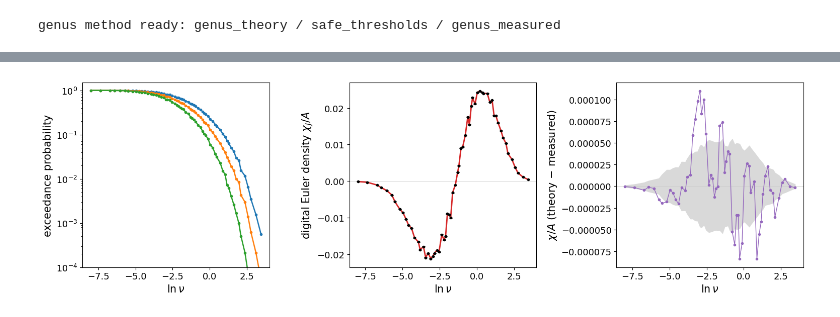
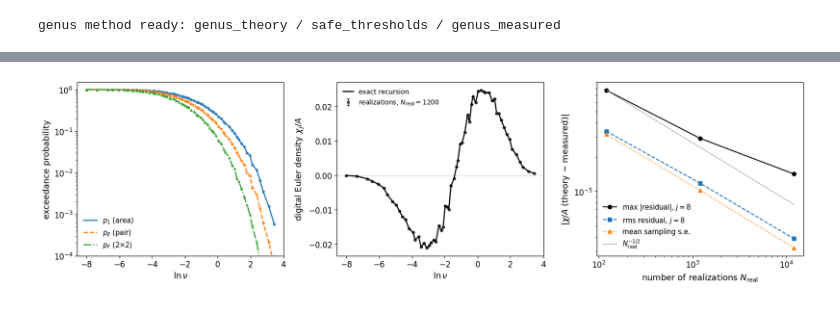
Before and after one commit to csabiu/multiplicative_cascade, a Jupyter notebook: paper1_figures.ipynb, the cells around one changed output, grey strips where cells are left out. Cells and saved outputs as stored; diff of their text form; code cells hidden in the pictures.

```diff
--- a/paper1_figures.ipynb
+++ b/paper1_figures.ipynb
@@ -293,31 +320,67 @@ the measurement over many realisations, a few tens of seconds.)*
 # %%
-J = 8
+J4 = 8
 wg = [0.42, 0.30, 0.20, 0.08]
-C  = np.log(N * np.asarray(wg) / np.sum(wg))
-thr = safe_thresholds(wg, J, J*C.min() + 0.6, J*C.max() - 0.6, 60)
-A = genus_theory(wg, J, thr)
-M = genus_measured(wg, J, thr, nreal=120)
-print(f"chi: max|theory-measured| = {np.abs(A['chi']-M['chi']).max():.4f}  (mean {np.abs(A['chi']-M['chi']).mean():.4f})")
+NREAL4 = (120, 1200, 12000)      # paper values; drop the last one for a run of about two minutes
 
-fig, ax = plt.subplots(1, 3, figsize=(15.5, 4.6))
-a = ax[0]
-for key, col, lab in [("p1","C0",r"$p_1$ (area)"), ("pE","C1",r"$p_E$ (pair)"), ("pF","C2",r"$p_F$ (2$\times$2)")]:
-    a.plot(thr, A[key], "-", color=col, lw=1.8, label=lab+" theory")
-    a.errorbar(thr, M[key], yerr=M[key+"e"], fmt="o", ms=3, color=col, capsize=1.5, elinewidth=0.8, label=lab+" measured")
-a.set_yscale("log"); a.set_ylim(1e-4, 1.5); a.set_xlabel(r"$\ln\nu$"); a.set_ylabel("exceedance probability")
+C4   = np.log(N * np.asarray(wg) / np.sum(wg))
+thr4 = safe_thresholds(wg, J4, J4*C4.min() + 0.6, J4*C4.max() - 0.6, 60)
 
-a = ax[1]; a.axhline(0, color="0.8", lw=0.7)
-a.plot(thr, A["chi"], "-", color="C3", lw=2.0, label="transfer-operator (exact)")
-a.errorbar(thr, M["chi"], yerr=M["chie"], fmt="o", color="k", ms=3, capsize=2, elinewidth=0.9, label="cascade realisations")
-a.set_xlabel(r"$\ln\nu$"); a.set_ylabel(r"digital Euler density $\chi_J/A$")
+# exact recursion on the atoms (columns p1, pE, pF, chi), and the grid evaluator above
+th4 = GenusTheory(wg, J4)
+ex4 = np.array([th4(t) for t in thr4])
+gr4 = genus_theory(wg, J4, thr4)
+print(f"grid evaluator vs exact recursion: max|d chi| = {np.abs(gr4['chi'] - ex4[:, 3]).max():.1e}")
 
-a = ax[2]; a.axhline(0, color="0.8", lw=0.7)
-a.fill_between(thr, -M["chie"], M["chie"], color="0.85", label=r"$\pm$ sampling s.e.")
-a.plot(thr, A["chi"]-M["chi"], "o-", color="C4", ms=3, lw=1.0, label="residual")
-a.set_xlabel(r"$\ln\nu$"); a.set_ylabel(r"$\chi/A$ (theory $-$ measured)")
+# one pass over seeds 1..max(NREAL4); the smaller ensembles are its leading slices
+acc4 = np.empty((max(NREAL4), len(thr4), 4))
+for r in range(max(NREAL4)):
+    f, _ = multifrac(wg, dim=2, size=2, levels=J4-1, verbose=False, seed=1 + r)
+    lr = np.log(f / f.mean())
+    for i, t in enumerate(thr4):
+        p1, pEh, pEv, pF = bulk_densities(lr > t)
+        acc4[r, i] = (p1, 0.5*(pEh + pEv), pF, p1 - pEh - pEv + pF)
 
-fig.tight_layout()
-fig.savefig("figs/cascade_digital_topology.pdf")
-fig.savefig("figs/cascade_digital_topology.png", dpi=150)
-plt.show()
+stats4 = {}
+for n in NREAL4:
+    m = acc4[:n].mean(0); se = acc4[:n, :, 3].std(0, ddof=1) / np.sqrt(n); res = ex4[:, 3] - m[:, 3]
+    stats4[n] = dict(mean=m, se=se, max=np.abs(res).max(), rms=np.sqrt((res**2).mean()))
+    print(f"N_real={n:6d}: max|residual| {stats4[n]['max']:.2e}  rms {stats4[n]['rms']:.2e}  "
+          f"mean s.e. {se.mean():.2e}  mean (residual/s.e.)^2 {((res/se)**2).mean():.2f}")
+print(f"p1: largest spread over realizations {acc4[:, :, 0].std(0).max():.1e}")
+
+# type sizes of the revised figures (4, 6 and A1)
+RC_REV = {"font.size": 12, "axes.labelsize": 13, "axes.titlesize": "large",
+          "xtick.labelsize": "medium", "ytick.labelsize": "medium", "legend.fontsize": 10.5}
+nshow = sorted(NREAL4)[len(NREAL4)//2]; M = stats4[nshow]
+with plt.rc_context(RC_REV):
+    fig, ax = plt.subplots(1, 3, figsize=(16.5, 4.6))
+    a = ax[0]
+    for i, (col, ls, mk, lab) in enumerate([("C0","-","o",r"$p_1$ (area)"),
+                                            ("C1","--","s",r"$p_E$ (pair)"),
+                                            ("C2","-.","^",r"$p_F$ (2$\times$2)")]):
+        a.plot(thr4, ex4[:, i], ls, color=col, lw=1.8, label=lab)
+        a.plot(thr4, M["mean"][:, i], mk, ms=3.2, mfc="none", color=col)
+    a.set_yscale("log"); a.set_ylim(1e-4, 1.5); a.set_xlabel(r"$\ln\nu$"); a.set_ylabel("exceedance probability")
+    a.legend(frameon=False, loc="lower left")
+
+    a = ax[1]; a.axhline(0, color="0.8", lw=0.7)
+    a.plot(thr4, ex4[:, 3], "-", color="k", lw=1.8, label="exact recursion")
+    a.errorbar(thr4, M["mean"][:, 3], yerr=M["se"], fmt="o", color="k", mfc="none", ms=3.5,
+               capsize=2, elinewidth=0.9, label=rf"realizations, $N_{{\rm real}}={nshow}$")
+    a.set_xlabel(r"$\ln\nu$"); a.set_ylabel(r"digital Euler density $\chi_j/A$")
+    a.legend(frameon=False, loc="upper left", fontsize=10, handlelength=1.6)
+
+    a = ax[2]
+    ns = np.array(NREAL4); mx = [stats4[n]["max"] for n in NREAL4]
+    a.loglog(ns, mx, "o-", color="k", label=r"max $|$residual$|$, $j=8$")
+    a.loglog(ns, [stats4[n]["rms"] for n in NREAL4], "s--", color="C0", label=r"rms residual, $j=8$")
+    a.loglog(ns, [stats4[n]["se"].mean() for n in NREAL4], "^:", color="C1", label="mean sampling s.e.")
+    a.loglog(ns, mx[0]*(ns/ns[0])**-0.5, "-", color="0.6", lw=0.8, label=r"$N_{\rm real}^{-1/2}$")
+    a.set_xlabel(r"number of realizations $N_{\rm real}$"); a.set_ylabel(r"$|\chi/A$ (theory $-$ measured)$|$")
+    a.legend(frameon=False, loc="lower left")
+
+    fig.tight_layout()
+    fig.savefig("figs/cascade_digital_topology.pdf")
+    fig.savefig("figs/cascade_digital_topology.png", dpi=150)
+    plt.show()
 # %% [output]
@@ -325,4 +392,4 @@ chi: max|theory-measured| = 0.0001  (mean 0.0000)
-[figure, old version]
+[figure, new version]
 # %% [markdown]
 ## Figure 5: The genus across the multifractal-width dial
 
```
Also changed, not shown: parts of 13 cells of this notebook, 1 other file.
